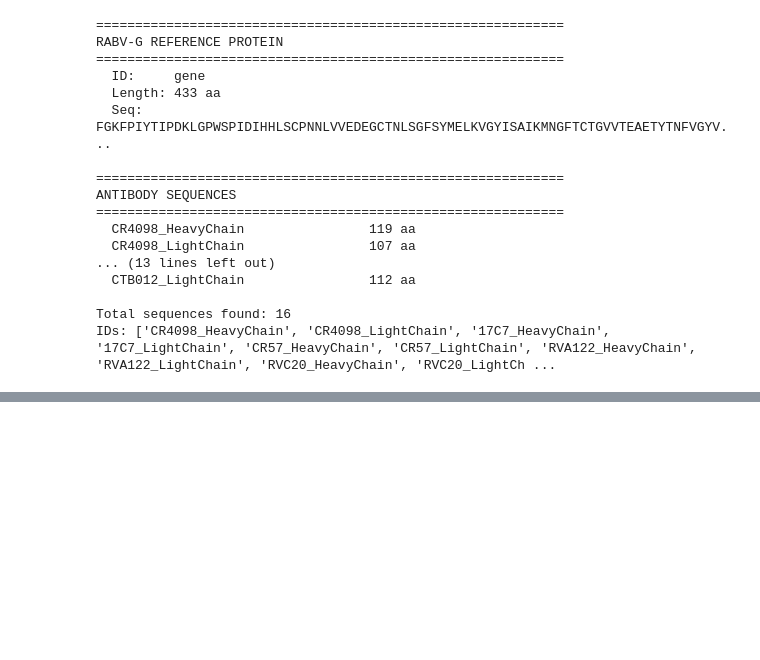
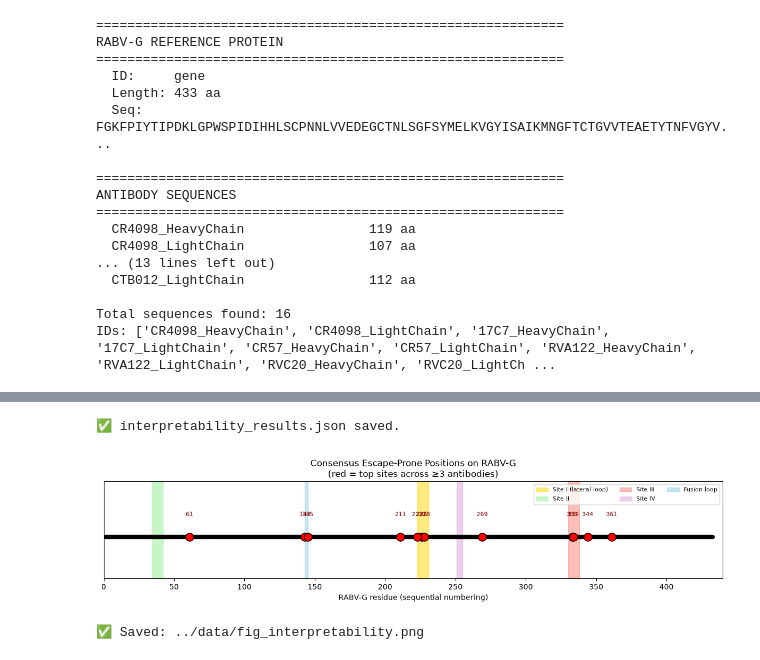
Before and after one commit to sengobasar/rabies_experiment_and_system_implementation, a Jupyter notebook: notebooks/rabies_antibody_ml.ipynb, the cells around one changed output, grey strips where cells are left out. Drawn from its saved outputs; the diff is of its cells as text; code cells hidden in the pictures; blank space fills up the shorter version.

```diff
--- a/notebooks/rabies_antibody_ml.ipynb
+++ b/notebooks/rabies_antibody_ml.ipynb
@@ -605,0 +1813,77 @@ print("✅ Saved: ../data/esm_cache/G_esm_t12.npy")
+# %%
+# ============================================================
+# DAY 5 — Exp 7: Interpretability Plot
+# ============================================================
+# Visual: consensus escape-prone positions on the G protein,
+# with known antigenic sites highlighted.
+# ============================================================
+
+import numpy as np
+import matplotlib.pyplot as plt
+import json
+
+# Consensus sites from Day 4 Exp 3
+consensus_sites = [211, 333, 143, 145, 269, 361, 226, 228, 344, 334, 223, 61]
+
+# Known antigenic regions (rabies literature)
+antigenic_regions = {
+    'Site I (lateral loop)':  (223, 231),
+    'Site II':                (34, 42),
+    'Site III':               (330, 338),
+    'Site IV':                (251, 255),
+    'Fusion loop':            (143, 145),
+}
+
+# Save for paper
+with open('../data/interpretability_results.json', 'w') as f:
+    json.dump({
+        'consensus_sites': consensus_sites,
+        'known_matches': {
+            'antigenic_site_III': [333, 334, 344],
+            'lateral_loop_site_I': [226, 228],
+            'fusion_loop': [143, 145],
+        },
+        'novel_candidates': [211, 269, 361],
+    }, f, indent=2)
+print("✅ interpretability_results.json saved.")
+
+# --- Plot ---
+fig, ax = plt.subplots(figsize=(12, 3))
+
+# G protein backbone (linear 1-433)
+ax.plot([1, 433], [0, 0], color='black', linewidth=6, solid_capstyle='round', zorder=1)
+
+# Highlight antigenic regions with colored bands
+region_colors = {
+    'Site I (lateral loop)':  'gold',
+    'Site II':                'lightgreen',
+    'Site III':               'salmon',
+    'Site IV':                'plum',
+    'Fusion loop':            'skyblue',
+}
+for name, (start, end) in antigenic_regions.items():
+    ax.axvspan(start, end, color=region_colors[name], alpha=0.5, zorder=0, label=name)
+
+# Mark consensus escape sites
+for s in consensus_sites:
+    ax.scatter(s, 0, s=120, color='red', edgecolor='black', zorder=3)
+
+# Annotate top sites
+for s in consensus_sites:
+    ax.annotate(str(s), xy=(s, 0), xytext=(s, 0.15),
+                ha='center', fontsize=8, color='darkred')
+
+ax.set_xlim(0, 440)
+ax.set_ylim(-0.3, 0.4)
+ax.set_xlabel('RABV-G residue (sequential numbering)')
+ax.set_yticks([])
+ax.set_title('Consensus Escape-Prone Positions on RABV-G\n(red = top sites across ≥3 antibodies)')
+ax.legend(loc='upper right', fontsize=8, ncol=3)
+plt.tight_layout()
+plt.savefig('../data/fig_interpretability.png', dpi=200)
+plt.show()
+print("✅ Saved: ../data/fig_interpretability.png")
+# %% [output]
+✅ interpretability_results.json saved.
+[figure, added]
+✅ Saved: ../data/fig_interpretability.png
```
Also changed, not shown: parts of 21 cells of this notebook.
